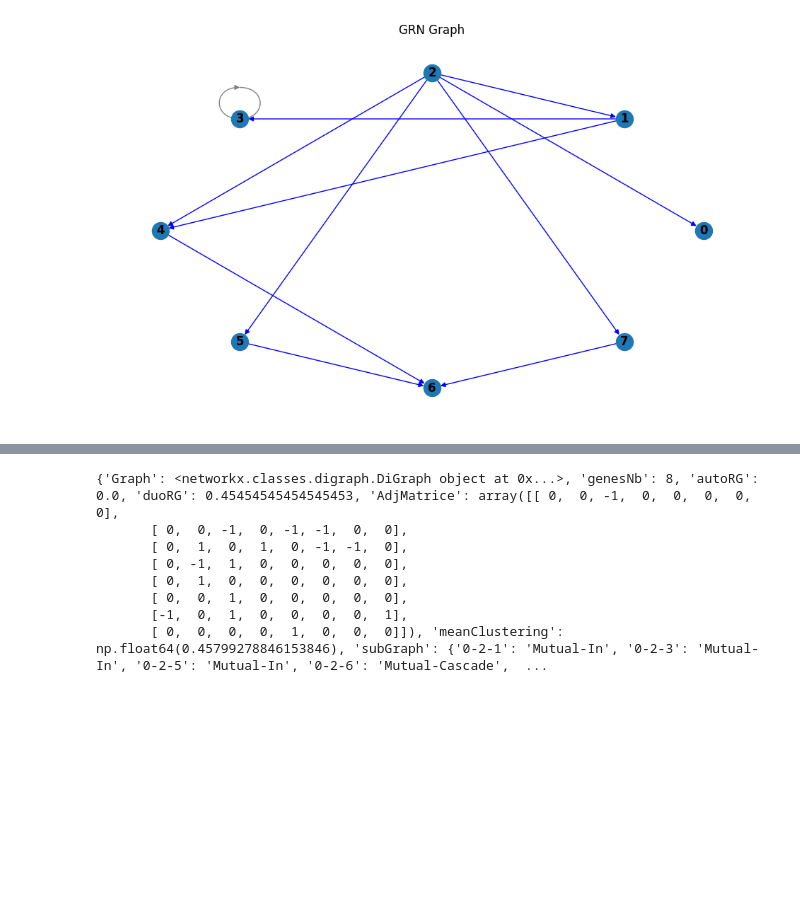
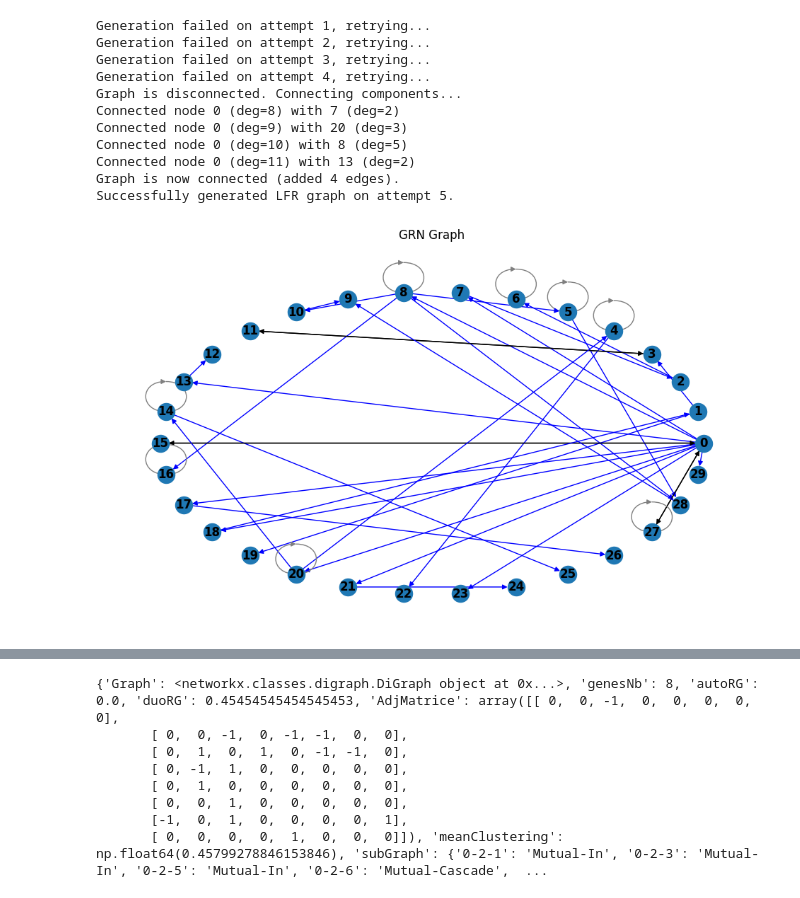
Before and after one commit to TLAlex/GRNgene, a Jupyter notebook: grngene/test_grngene__graphCreation.ipynb, the cells around one changed output, grey strips where cells are left out. Saved outputs shown, nothing was run; the diff lists cells and outputs as text; code cells hidden in the pictures; blank space fills up the shorter version.

```diff
--- a/grngene/test_grngene__graphCreation.ipynb
+++ b/grngene/test_grngene__graphCreation.ipynb
@@ -5,9 +5,20 @@ import matplotlib.pyplot as plt
 import GRNgene as oGRN
 plt.rcParams['figure.figsize']= [12, 7]
 # %%
-GENESNB = 8
+GENESNB = 30
 test = oGRN.randomGrn(GENESNB, 0.2, 0.1)
 oGRN.plotGraph(test)
 # %% [output]
+Generation failed on attempt 1, retrying...
+Generation failed on attempt 2, retrying...
+Generation failed on attempt 3, retrying...
+Generation failed on attempt 4, retrying...
+Graph is disconnected. Connecting components...
+Connected node 0 (deg=8) with 7 (deg=2)
+Connected node 0 (deg=9) with 20 (deg=3)
+Connected node 0 (deg=10) with 8 (deg=5)
+Connected node 0 (deg=11) with 13 (deg=2)
+Graph is now connected (added 4 edges).
+Successfully generated LFR graph on attempt 5.
-[figure, old version]
+[figure, new version]
 # %%
```
Also changed, not shown: parts of 1 cell of this notebook, 30 other files.
